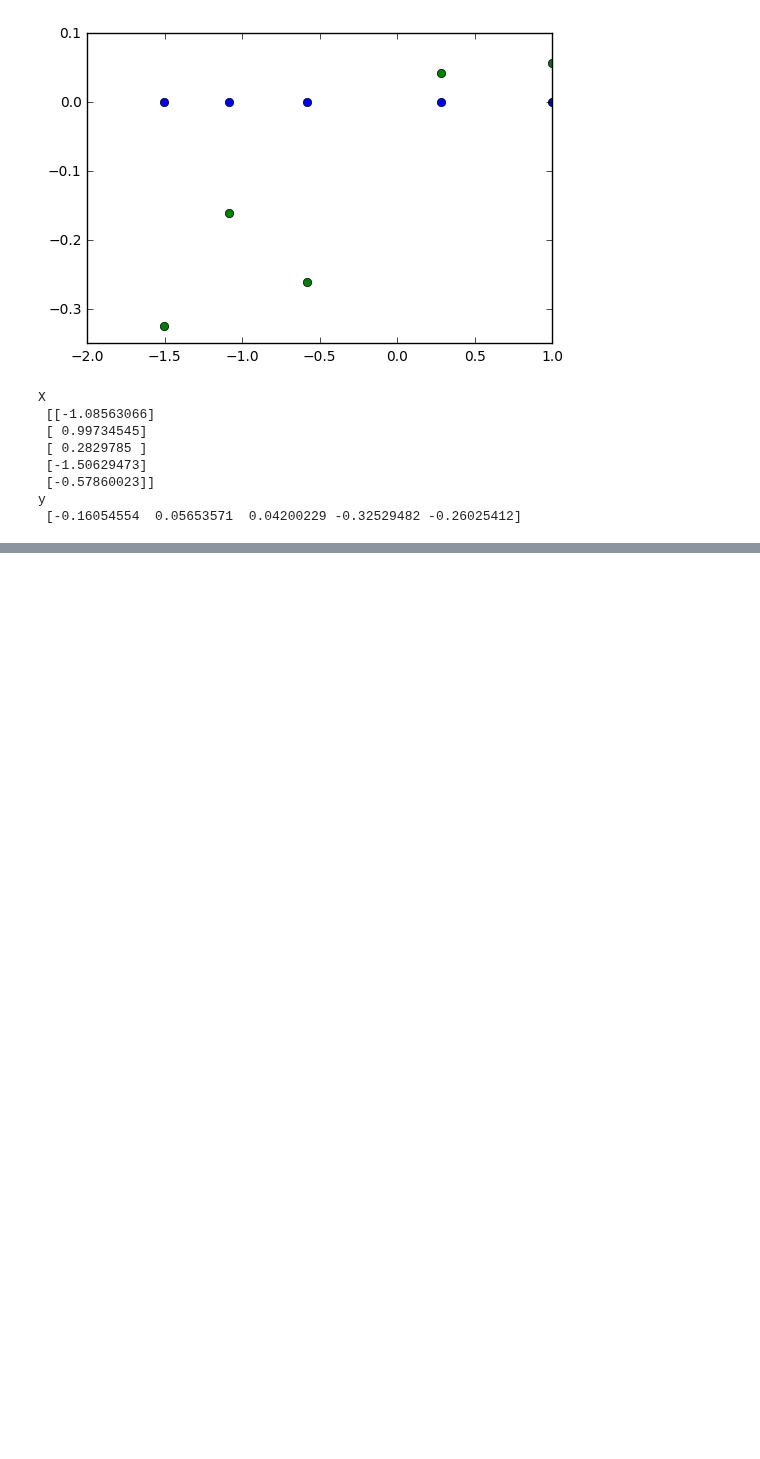
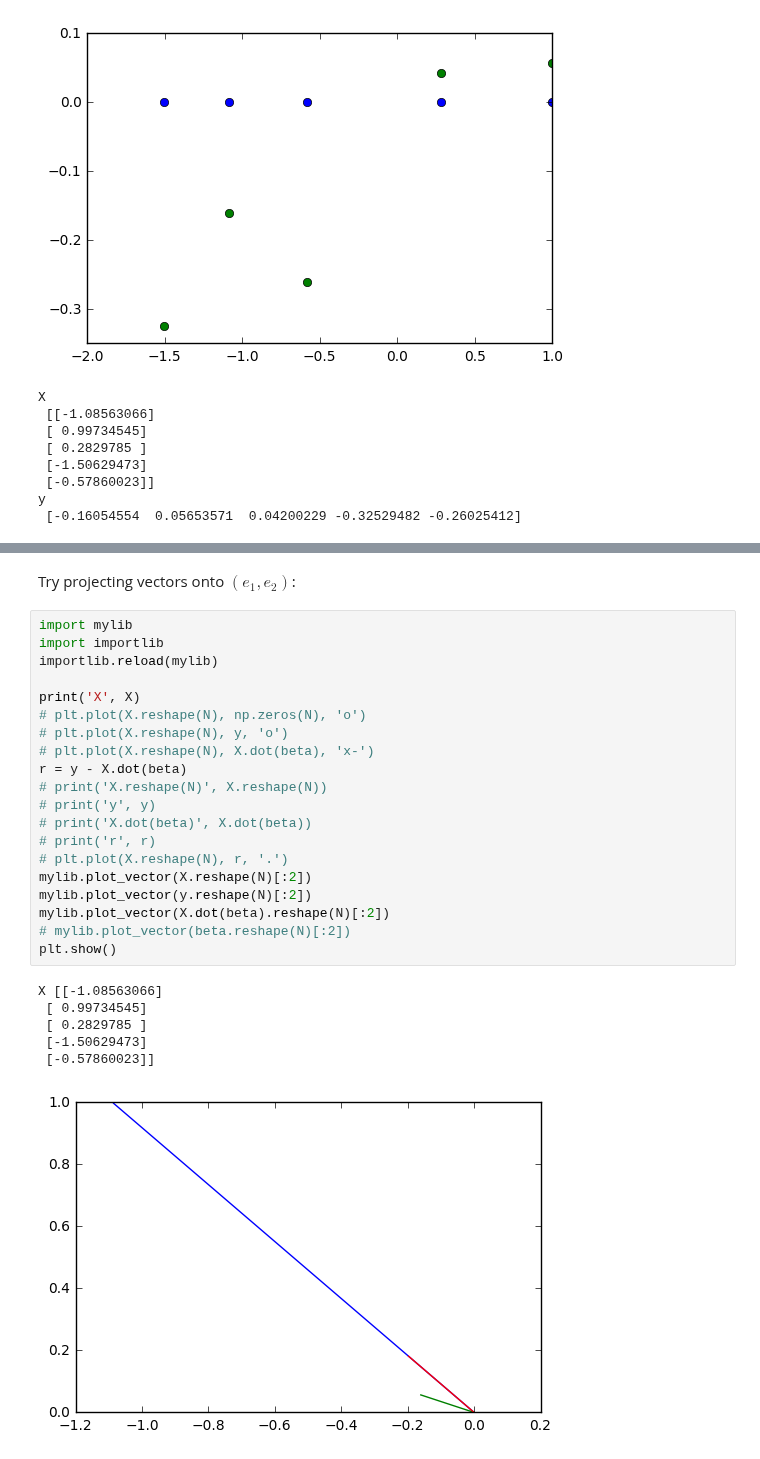
Before and after one commit to hughperkins/selfstudy-IBP, a Jupyter notebook: maths/wiki_linearleastsquares.ipynb, the cells around one changed output, grey strips where cells are left out. Cells and saved outputs as stored; diff of their text form; blank space fills up the shorter version.

```diff
--- a/maths/wiki_linearleastsquares.ipynb
+++ b/maths/wiki_linearleastsquares.ipynb
@@ -331,0 +352,29 @@ y
+# %% [markdown]
+Try projecting vectors onto $(e_1, e_2)$:
+# %%
+import mylib
+import importlib
+importlib.reload(mylib)
+
+print('X', X)
+# plt.plot(X.reshape(N), np.zeros(N), 'o')
+# plt.plot(X.reshape(N), y, 'o')
+# plt.plot(X.reshape(N), X.dot(beta), 'x-')
+r = y - X.dot(beta)
+# print('X.reshape(N)', X.reshape(N))
+# print('y', y)
+# print('X.dot(beta)', X.dot(beta))
+# print('r', r)
+# plt.plot(X.reshape(N), r, '.')
+mylib.plot_vector(X.reshape(N)[:2])
+mylib.plot_vector(y.reshape(N)[:2])
+mylib.plot_vector(X.dot(beta).reshape(N)[:2])
+# mylib.plot_vector(beta.reshape(N)[:2])
+plt.show()
+# %% [output]
+X [[-1.08563066]
+ [ 0.99734545]
+ [ 0.2829785 ]
+ [-1.50629473]
+ [-0.57860023]]
+[figure, added]
```
Also changed, not shown: parts of 8 cells of this notebook, 1 other file.
